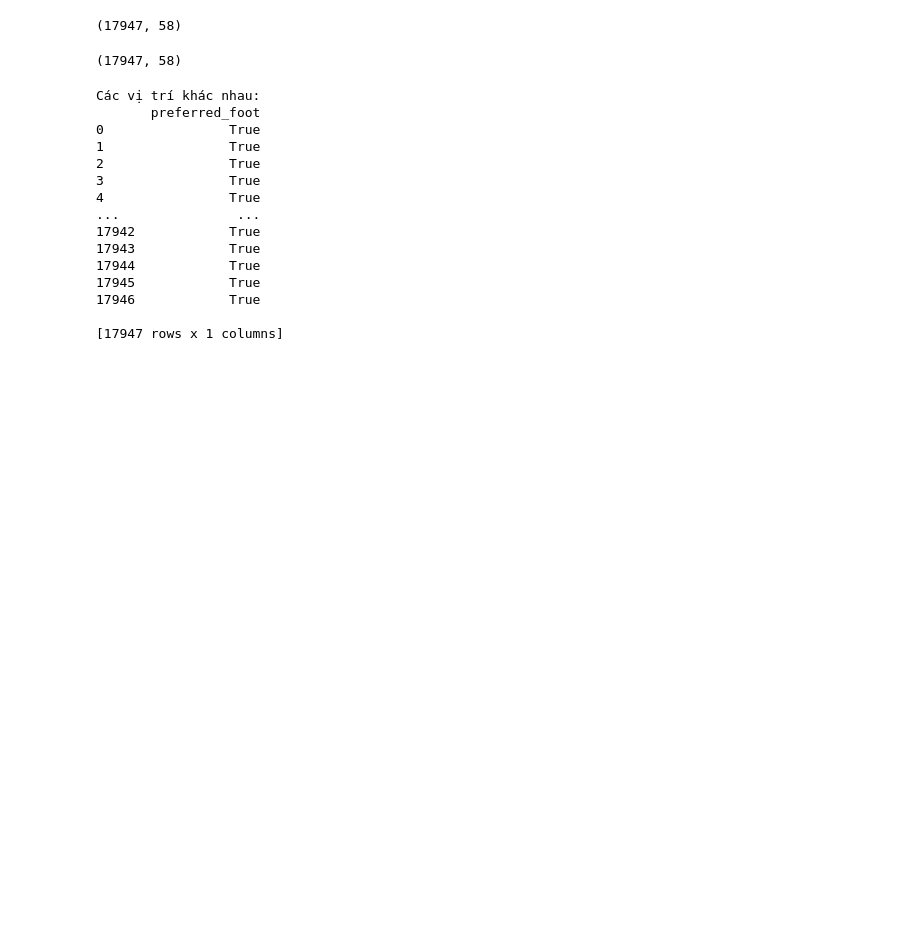
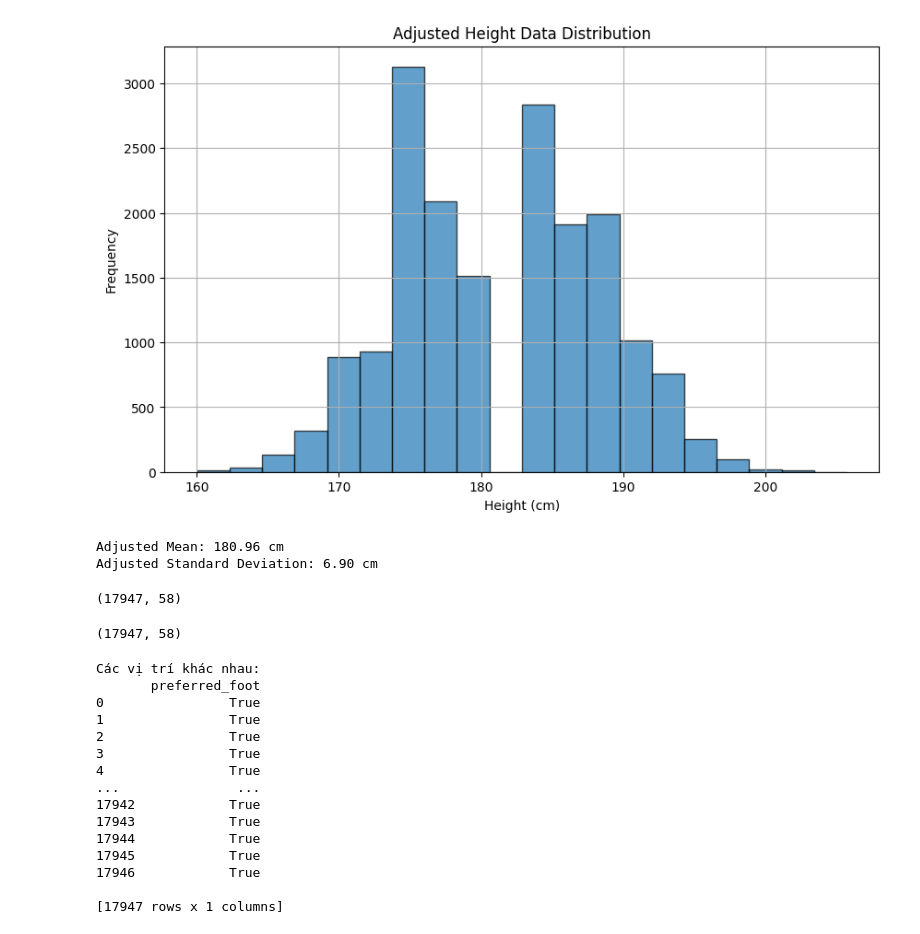
Before and after one commit to nttrung612/Football_Players_Rating_Prediction, a Jupyter notebook: demo.ipynb, the cells around one changed output. Drawn from its saved outputs; the diff is of its cells as text; code cells hidden in the pictures; blank space fills up the shorter version.

Commit message:
update data

```diff
--- a/demo.ipynb
+++ b/demo.ipynb
@@ -3,3 +10,39 @@ import pandas as pd
+# %%
+import pandas as pd
+import numpy as np
+import matplotlib.pyplot as plt
+
+# Load your DataFrame (assuming you have it in a CSV or similar format)
+# df = pd.read_csv('your_file.csv')
+
+# Sample Data (replace this with your actual DataFrame)
+# df = pd.DataFrame({'height_cm': [data values]})
+
+# Step 1: Identify data points below 160 cm
+below_160 = df['height_cm'] < 160
+
+# Step 2: Replace values below 160 cm with random values in the range 175-180 cm
+# Generate random values within 175-180 cm for the same length as the below_160 values
+df.loc[below_160, 'height_cm'] = np.random.uniform(178, 185, size=below_160.sum())
+
+# Step 3: Plot the adjusted data to check the distribution
+plt.figure(figsize=(10, 6))
+df['height_cm'].hist(bins=20, edgecolor='black', alpha=0.7)
+plt.title('Adjusted Height Data Distribution')
+plt.xlabel('Height (cm)')
+plt.ylabel('Frequency')
+plt.show()
+
+# Step 4 (Optional): Check statistics to confirm Gaussian distribution
+mean = df['height_cm'].mean()
+std_dev = df['height_cm'].std()
+
+print(f"Adjusted Mean: {mean:.2f} cm")
+print(f"Adjusted Standard Deviation: {std_dev:.2f} cm")
+# %% [output]
+[figure, added]
+Adjusted Mean: 180.96 cm
+Adjusted Standard Deviation: 6.90 cm
 # %%
 df1 = pd.read_csv('data.csv')
 df2 = pd.read_csv('processed data/fe_missForest_data.csv')
```
Also changed, not shown: parts of 37 cells of this notebook, 11 other files.
